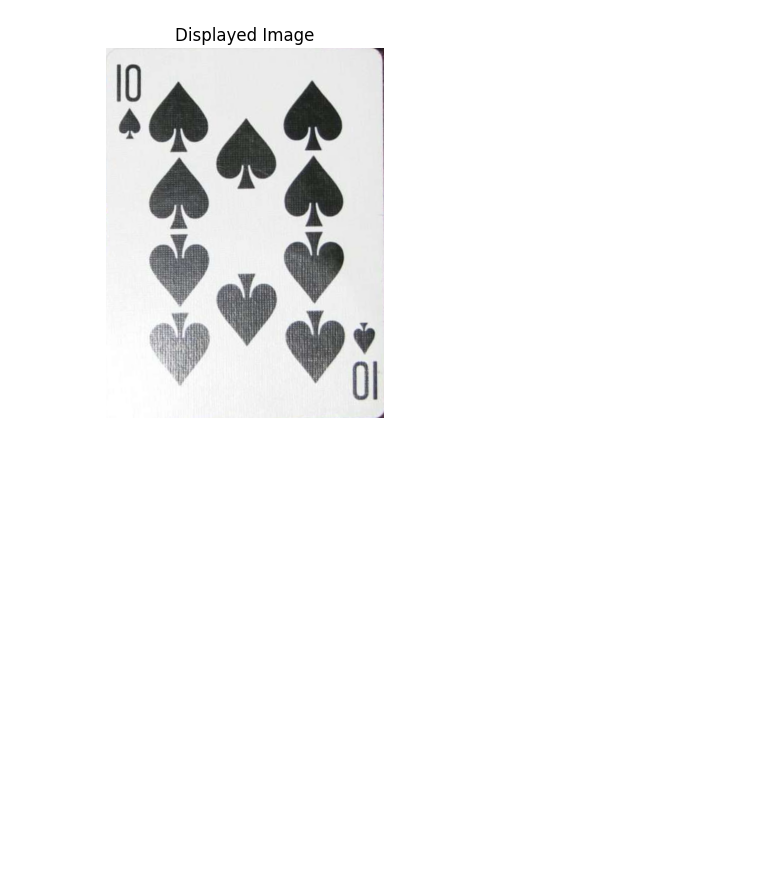
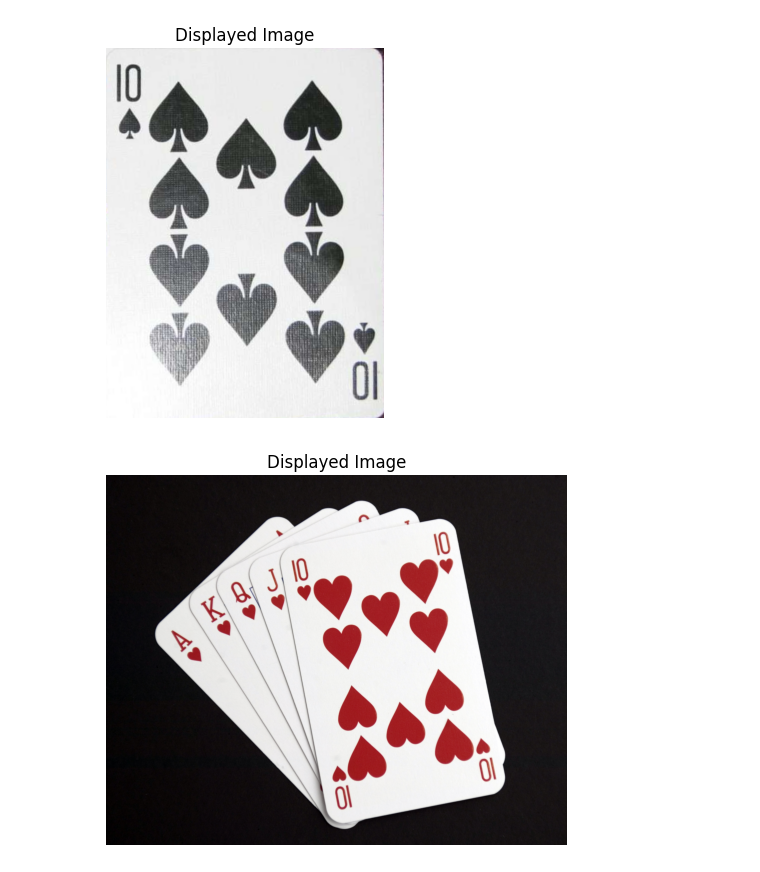
Before and after one commit to alejomaar/image_wraping_backend, a Jupyter notebook: app/notebook/image-wraping.ipynb, the cells around one changed output. Saved outputs shown, nothing was run; the diff lists cells and outputs as text; code cells hidden in the pictures; blank space fills up the shorter version.

```diff
--- a/app/notebook/image-wraping.ipynb
+++ b/app/notebook/image-wraping.ipynb
@@ -57,3 +57,35 @@ plt.axis('off')  # Turn off axis numbers
 plt.show()
 # %% [output]
 [figure]
+# %%
+import cv2
+import numpy as np
+import requests
+
+def read_image_from_url(url):
+    # Send an HTTP GET request to the URL
+    response = requests.get(url)
+
+    # Raise an exception if the request was unsuccessful
+    response.raise_for_status()
+
+    # Convert the response content to a NumPy array
+    image_array = np.frombuffer(response.content, dtype=np.uint8)
+
+    # Decode the NumPy array to an OpenCV image
+    image = cv2.imdecode(image_array, cv2.IMREAD_COLOR)
+
+    # If needed, convert color from BGR to RGB
+    image = cv2.cvtColor(image, cv2.COLOR_BGR2RGB)
+
+    return image
+
+# Example usage
+url = 'https://external-content.duckduckgo.com/iu/?u=http%3A%2F%2Fupload.wikimedia.org%2Fwikipedia%2Fcommons%2Fe%2Fe2%2FA_studio_image_of_a_hand_of_playing_cards._MOD_45148377.jpg&f=1&nofb=1&ipt=982488faf2b7b347563830f58c00e7503ef6c18b387d23ae5d7bad3ab658b215&ipo=images'  # Replace with your image URL
+image = read_image_from_url(url)
+plt.imshow(image)
+plt.title('Displayed Image')
+plt.axis('off')  # Turn off axis numbers
+plt.show()
+# %% [output]
+[figure, added]
```
Also changed, not shown: 10 other files.
